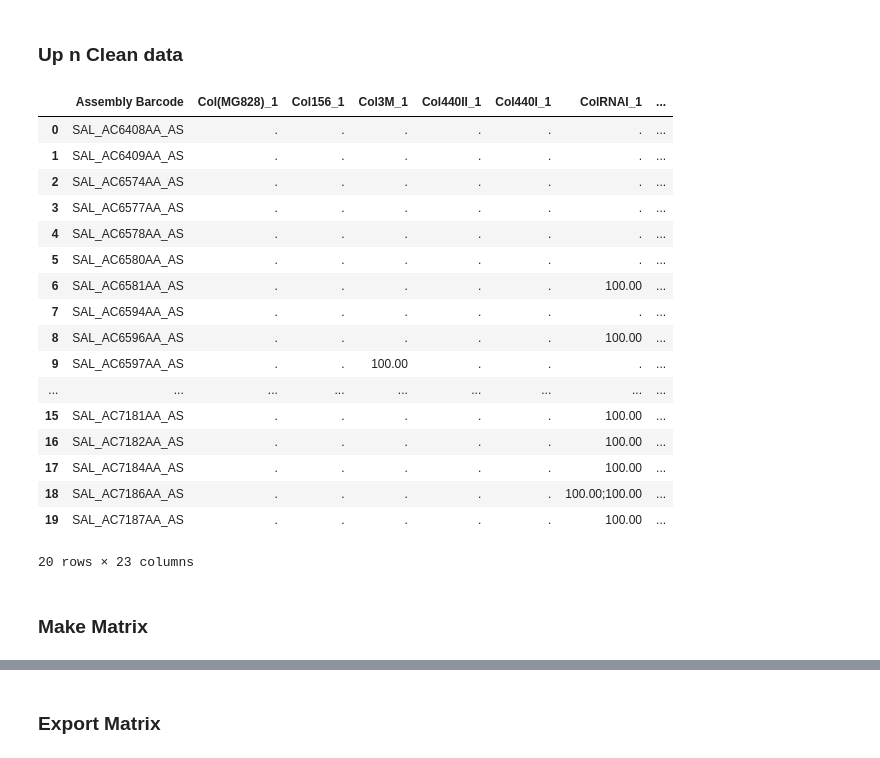
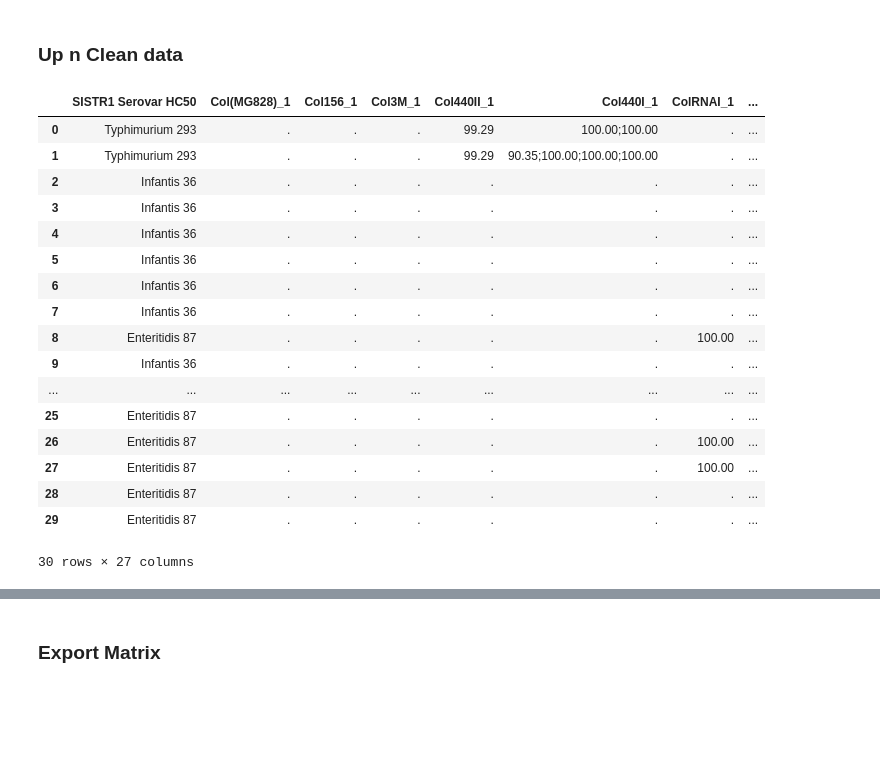
Before and after one commit to vicevalds/BIO295, a Jupyter notebook: Abricate.ipynb, the cells around one changed output, grey strips where cells are left out. Drawn from its saved outputs; the diff is of its cells as text; code cells hidden in the pictures; blank space fills up the shorter version.

```diff
--- a/Abricate.ipynb
+++ b/Abricate.ipynb
@@ -5,32 +6,37 @@ import matplotlib.pyplot as plt
 # %% [markdown]
 ### Up n Clean data
 # %%
-df = pd.read_csv("db/abricate_matrix_HC20.tsv", sep='\t')
-df = df.drop(columns=['NUM_FOUND'])
+df = pd.read_csv("db/abricate_matrix_HC50.tsv", sep='\t')
 df = df.rename(columns={'#FILE': 'Assembly Barcode'})
 df['Assembly Barcode'] = df['Assembly Barcode'].str.replace(r'\.result\.fasta$|\.scaffold\.fasta$', '', regex=True)
+df.to_csv("out/abricate_matrix_HC50_fixed.csv", index=False, sep='\t')
 
 df_HC = pd.read_csv("out/df_HC.tsv", sep='\t')
-df = pd.merge(df, df_HC[['SISTR1 Serovar HC20', 'Assembly Barcode']], on='Assembly Barcode', how='left')
-df.head(20)
+df = pd.merge(df, df_HC[['SISTR1 Serovar HC50', 'Assembly Barcode']], on='Assembly Barcode', how='left')
+column_to_move = df.pop("SISTR1 Serovar HC50")
+df.insert(0, "SISTR1 Serovar HC50", column_to_move)
+df = df.drop(columns=['NUM_FOUND', 'Assembly Barcode'])
+
+unique_serovars = df['SISTR1 Serovar HC50'].unique()
+for serovar in unique_serovars:
+    df[df['SISTR1 Serovar HC50'] == serovar].to_csv(f"out/abricate_matrix_HC50_{serovar.replace(" ", "_")}.tsv", index=False, sep='\t')
+df.head(30)
 # %% [output]
-|  | Assembly Barcode | Col(MG828)_1 | Col156_1 | Col3M_1 | Col440II_1 | Col440I_1 | ColRNAI_1 | ... |
-| 0 | SAL_AC6408AA_AS | . | . | . | . | . | . | ... |
-| 1 | SAL_AC6409AA_AS | . | . | . | . | . | . | ... |
-| 2 | SAL_AC6574AA_AS | . | . | . | . | . | . | ... |
-| 3 | SAL_AC6577AA_AS | . | . | . | . | . | . | ... |
-| 4 | SAL_AC6578AA_AS | . | . | . | . | . | . | ... |
-| 5 | SAL_AC6580AA_AS | . | . | . | . | . | . | ... |
-| 6 | SAL_AC6581AA_AS | . | . | . | . | . | 100.00 | ... |
-| 7 | SAL_AC6594AA_AS | . | . | . | . | . | . | ... |
-| 8 | SAL_AC6596AA_AS | . | . | . | . | . | 100.00 | ... |
-| 9 | SAL_AC6597AA_AS | . | . | 100.00 | . | . | . | ... |
+|  | SISTR1 Serovar HC50 | Col(MG828)_1 | Col156_1 | Col3M_1 | Col440II_1 | Col440I_1 | ColRNAI_1 | ... |
+| 0 | Typhimurium 293 | . | . | . | 99.29 | 100.00;100.00 | . | ... |
+| 1 | Typhimurium 293 | . | . | . | 99.29 | 90.35;100.00;100.00;100.00 | . | ... |
+| 2 | Infantis 36 | . | . | . | . | . | . | ... |
+| 3 | Infantis 36 | . | . | . | . | . | . | ... |
+| 4 | Infantis 36 | . | . | . | . | . | . | ... |
+| 5 | Infantis 36 | . | . | . | . | . | . | ... |
+| 6 | Infantis 36 | . | . | . | . | . | . | ... |
+| 7 | Infantis 36 | . | . | . | . | . | . | ... |
+| 8 | Enteritidis 87 | . | . | . | . | . | 100.00 | ... |
+| 9 | Infantis 36 | . | . | . | . | . | . | ... |
 | ... | ... | ... | ... | ... | ... | ... | ... | ... |
-| 15 | SAL_AC7181AA_AS | . | . | . | . | . | 100.00 | ... |
-| 16 | SAL_AC7182AA_AS | . | . | . | . | . | 100.00 | ... |
-| 17 | SAL_AC7184AA_AS | . | . | . | . | . | 100.00 | ... |
-| 18 | SAL_AC7186AA_AS | . | . | . | . | . | 100.00;100.00 | ... |
-| 19 | SAL_AC7187AA_AS | . | . | . | . | . | 100.00 | ... |
+| 25 | Enteritidis 87 | . | . | . | . | . | . | ... |
+| 26 | Enteritidis 87 | . | . | . | . | . | 100.00 | ... |
+| 27 | Enteritidis 87 | . | . | . | . | . | 100.00 | ... |
+| 28 | Enteritidis 87 | . | . | . | . | . | . | ... |
+| 29 | Enteritidis 87 | . | . | . | . | . | . | ... |
-20 rows × 23 columns
+30 rows × 27 columns
-# %% [markdown]
-### Make Matrix
```
Also changed, not shown: parts of 7 cells of this notebook, 1 other file.
